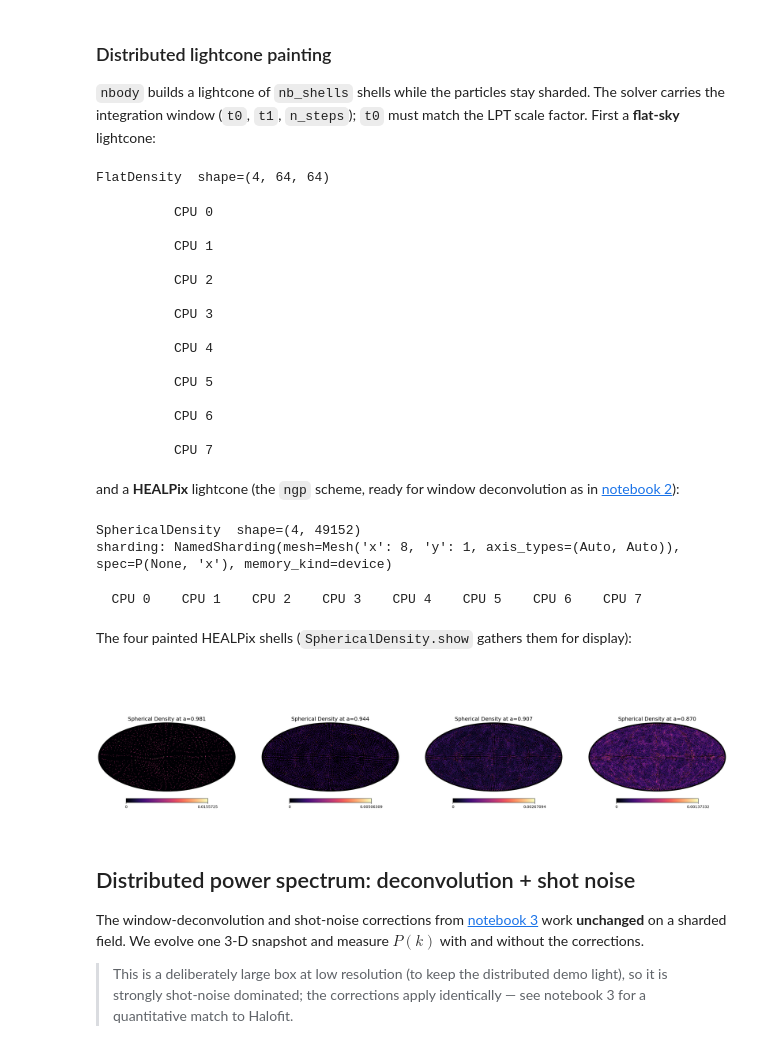
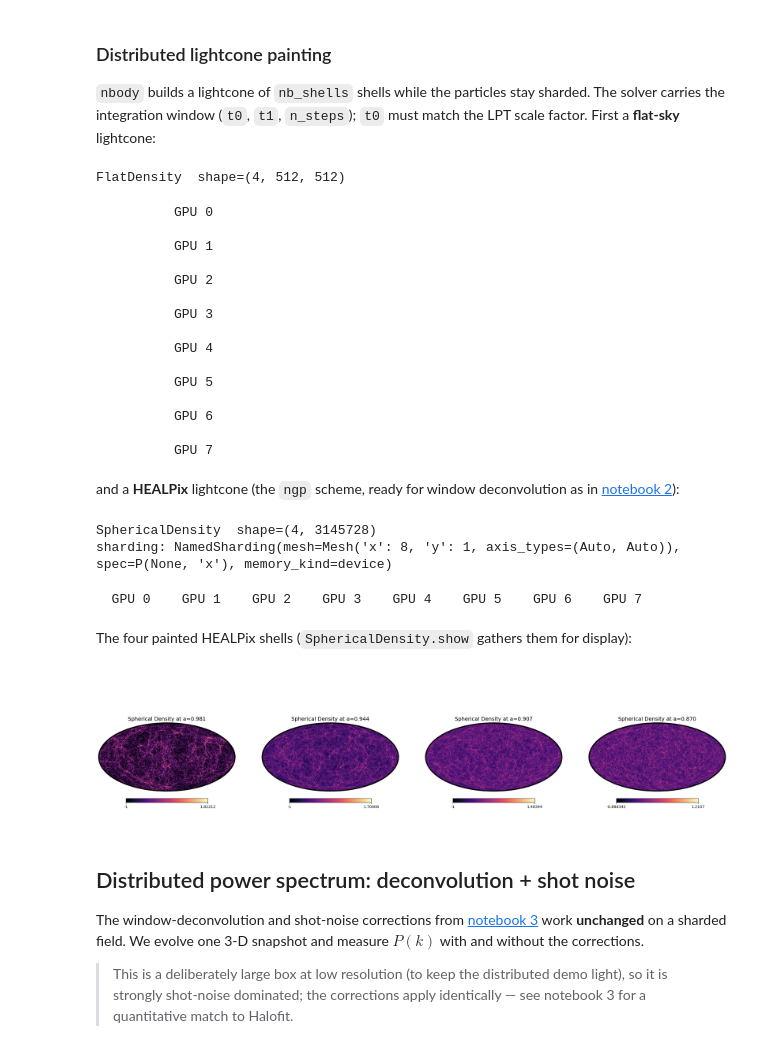
Before and after one commit to ASKabalan/jax-fli, a Jupyter notebook: docs/1-introduction-and-basics/04-Distributed-PM.ipynb, the cells around one changed output. Cells and saved outputs as stored; diff of their text form; code cells hidden in the pictures.

```diff
--- a/docs/1-introduction-and-basics/04-Distributed-PM.ipynb
+++ b/docs/1-introduction-and-basics/04-Distributed-PM.ipynb
@@ -62,7 +77,7 @@ Pass `field_sharding` (and a `halo_size` of ghost cells for the stencil/FFT exch
 pipeline is unchanged.
 # %%
 key = jax.random.PRNGKey(0)
-mesh_size = (512, 512, 512)
+mesh_size = (800, 800, 800)
 halo_size = (32, 32)
 box_size = (1000.0, 1000.0, 1000.0)
 nside = 512
@@ -129,22 +144,22 @@ flat_lc = jfli.nbody(cosmo, dx, p, nb_shells=4, solver=solver_flat).block_until_
 print(f"{type(flat_lc).__name__}  shape={flat_lc.shape}")
 jax.debug.visualize_array_sharding(flat_lc.array[0])
 # %% [output]
-FlatDensity  shape=(4, 64, 64)
+FlatDensity  shape=(4, 512, 512)
-          CPU 0
+          GPU 0
 
-          CPU 1
+          GPU 1
 
-          CPU 2
+          GPU 2
 
-          CPU 3
+          GPU 3
 
-          CPU 4
+          GPU 4
 
-          CPU 5
+          GPU 5
 
-          CPU 6
+          GPU 6
 
-          CPU 7
+          GPU 7
 # %% [markdown]
 and a **HEALPix** lightcone (the `ngp` scheme, ready for window deconvolution as in [notebook 2](../1-introduction-and-basics/02-LPT-Simulation.ipynb)):
 # %%
@@ -159,12 +174,12 @@ print(f"{type(sph_lc).__name__}  shape={sph_lc.shape}")
 print("sharding:", sph_lc.array.sharding)
 jax.debug.visualize_array_sharding(sph_lc.array[0])
 # %% [output]
-SphericalDensity  shape=(4, 49152)
+SphericalDensity  shape=(4, 3145728)
 sharding: NamedSharding(mesh=Mesh('x': 8, 'y': 1, axis_types=(Auto, Auto)), spec=P(None, 'x'), memory_kind=device)
-  CPU 0    CPU 1    CPU 2    CPU 3    CPU 4    CPU 5    CPU 6    CPU 7
+  GPU 0    GPU 1    GPU 2    GPU 3    GPU 4    GPU 5    GPU 6    GPU 7
 # %% [markdown]
 The four painted HEALPix shells (`SphericalDensity.show` gathers them for display):
 # %%
-sph_lc.apply_fn(jnp.log1p).show(ncols=4)
+sph_lc.apply_fn(lambda x: jnp.log10(x + 0.1)).show(ncols=4)
 # %% [output]
-[figure, old version]
+[figure, new version]
```
Also changed, not shown: parts of 8 cells of this notebook.
